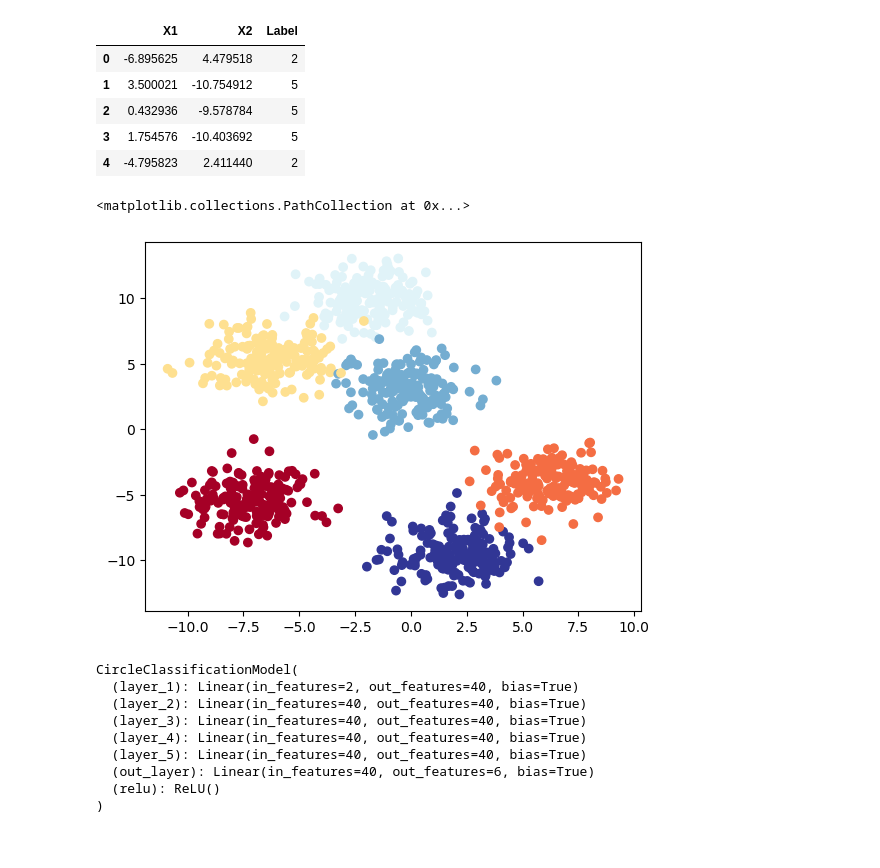
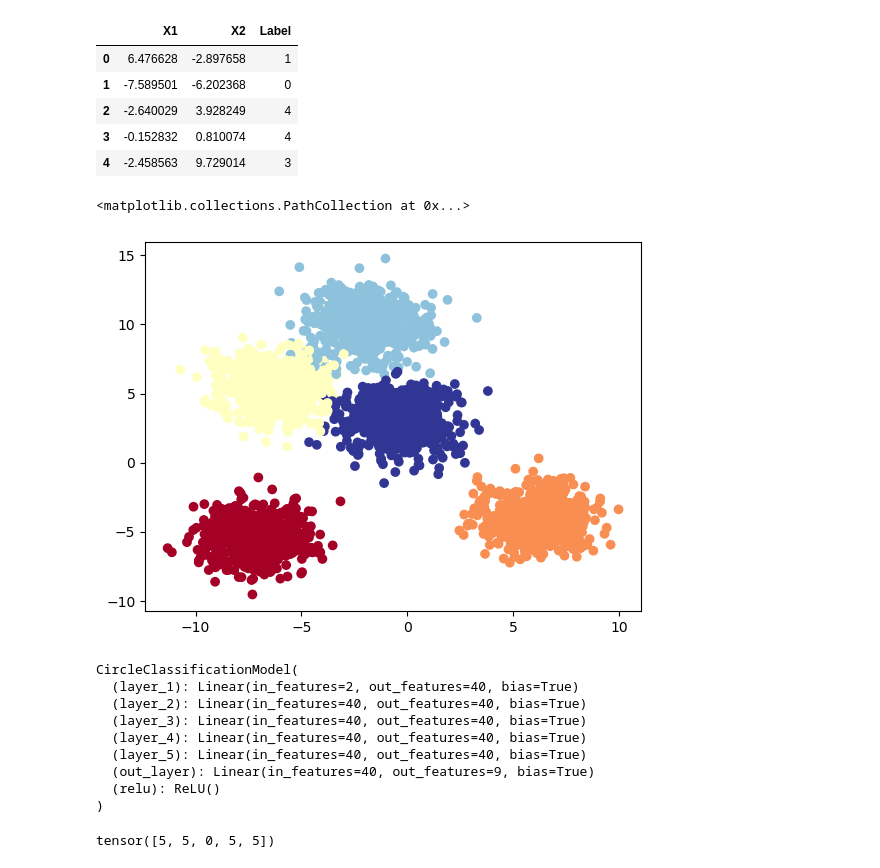
Before and after one commit to onlineinfoh/PyTorch, a Jupyter notebook: 02_02_multiclass_classification.ipynb, the cells around one changed output. Cells and saved outputs as stored; diff of their text form; code cells hidden in the pictures.

```diff
--- a/02_02_multiclass_classification.ipynb
+++ b/02_02_multiclass_classification.ipynb
@@ -13,10 +13,10 @@ from sklearn.datasets import make_blobs
 # %%
 # Prepare blob data
 
-X_blob, y_blob = make_blobs(n_samples=1000, # number of dots
+X_blob, y_blob = make_blobs(n_samples=3000, # number of dots
                             n_features=2,  # number of dimensions for each dot (int this case 2 for x and y)
-                            centers=6, # number of different colors (categories)
-                            cluster_std=1.4,  # How dense is each category cluster (higher means less dense)
+                            centers=5, # number of different colors (categories)
+                            cluster_std=1.3,  # How dense is each category cluster (higher means less dense)
                             random_state=104)
 # %%
 # Display data as a dataframe
@@ -27,16 +27,16 @@ blobs = pd.DataFrame({"X1": X_blob[:,0],
 blobs.head()
 # %% [output]
 |  | X1 | X2 | Label |
-| 0 | -6.895625 | 4.479518 | 2 |
-| 1 | 3.500021 | -10.754912 | 5 |
-| 2 | 0.432936 | -9.578784 | 5 |
-| 3 | 1.754576 | -10.403692 | 5 |
-| 4 | -4.795823 | 2.411440 | 2 |
+| 0 | 6.476628 | -2.897658 | 1 |
+| 1 | -7.589501 | -6.202368 | 0 |
+| 2 | -2.640029 | 3.928249 | 4 |
+| 3 | -0.152832 | 0.810074 | 4 |
+| 4 | -2.458563 | 9.729014 | 3 |
 # %%
-plt.scatter(x=X_blob[:, 0], y=X_blob[:, 1], c=y_blob, cmap=plt.cm.RdYlBu)
+plt.scatter(x=X_blob[:, 0], y=X_blob[:, 1], c=y_blob, cmap=plt.cm.RdYlBu, alpha=1)
 # %% [output]
 <matplotlib.collections.PathCollection at 0x...>
-[figure, old version]
+[figure, new version]
 # %%
 # Convert data to tensor
 
@@ -56,12 +56,12 @@ class CircleClassificationModel(nn.Module):
         super().__init__()
 
         # Create nn.linear layer that can handle the data
-        self.layer_1 = nn.Linear(in_features=2, out_features=40) # take in two values(point coorninates) and upscale it to 20
-        self.layer_2 = nn.Linear(in_features=40, out_features=40) # process 20 upscaled values
-        self.layer_3 = nn.Linear(in_features=40, out_features=40) # process 20 upscaled values
-        self.layer_4 = nn.Linear(in_features=40, out_features=40) # process 20 upscaled values
-        self.layer_5 = nn.Linear(in_features=40, out_features=40) # process 20 upscaled values
-        self.out_layer = nn.Linear(in_features=40, out_features=6) # take the 20 processed values and output 6 answer (4 different colors of blobs)
+        self.layer_1 = nn.Linear(in_features=2, out_features=40) # take in two values(point coordinates) and upscale it to 40
+        self.layer_2 = nn.Linear(in_features=40, out_features=40) # process 40 upscaled values
+        self.layer_3 = nn.Linear(in_features=40, out_features=40) # process 40 upscaled values
+        self.layer_4 = nn.Linear(in_features=40, out_features=40) # process 40 upscaled values
+        self.layer_5 = nn.Linear(in_features=40, out_features=40) # process 40 upscaled values
+        self.out_layer = nn.Linear(in_features=40, out_features=9) # take the 40 processed values and output 6 answer (4 different colors of blobs)
 
         self.relu = nn.ReLU()# ReLu change all negative values to zero, and is a non-linear activation function
 
@@ -92,6 +92,6 @@ CircleClassificationModel(
   (layer_3): Linear(in_features=40, out_features=40, bias=True)
   (layer_4): Linear(in_features=40, out_features=40, bias=True)
   (layer_5): Linear(in_features=40, out_features=40, bias=True)
-  (out_layer): Linear(in_features=40, out_features=6, bias=True)
+  (out_layer): Linear(in_features=40, out_features=9, bias=True)
   (relu): ReLU()
 )
@@ -105,0 +112,13 @@ optimizer = torch.optim.SGD(model.parameters(), lr=0.01)
+# %%
+# Convert model output(logits) to prediction probabilities
+# by applying softmax function and select the maximum probability
+
+# This is an example of how to convert logits to probabilities and to labels using softmax and argmax
+
+with torch.inference_mode():
+    logits = model(X_train)
+preds_probabilities = torch.softmax(logits, dim=1)
+labels = torch.argmax(preds_probabilities, dim=1)
+labels[:5]
+# %% [output]
+tensor([5, 5, 0, 5, 5])
```
Also changed, not shown: parts of 8 cells of this notebook.
